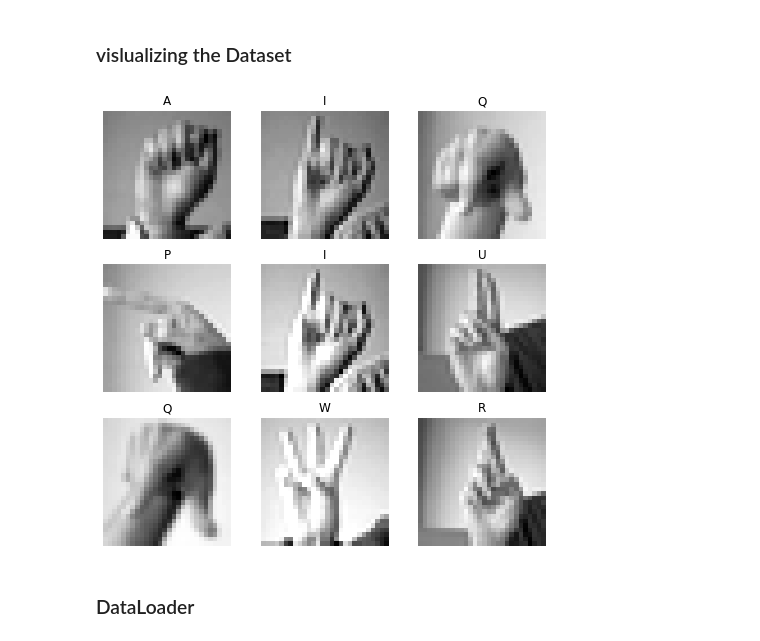
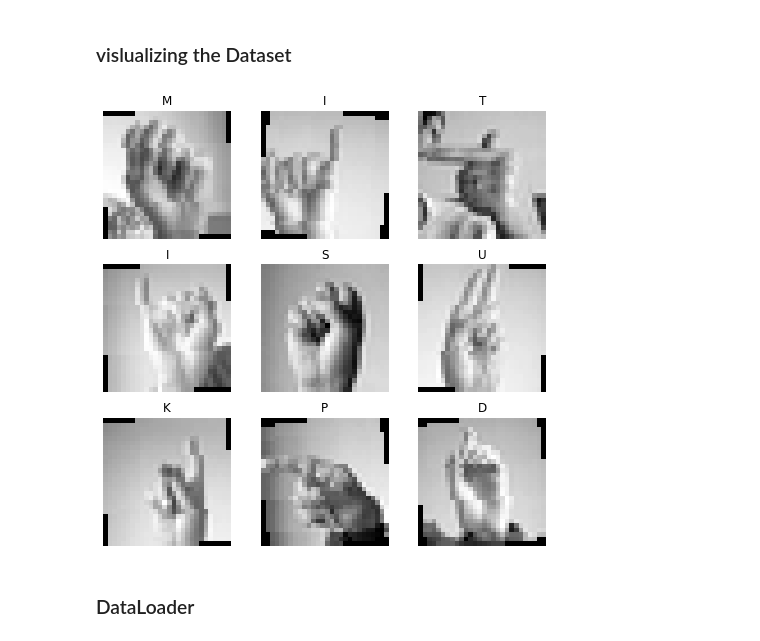
Before and after one commit to azadsadr/sign-language-detection, a Jupyter notebook: main.ipynb, the cells around one changed output. Drawn from its saved outputs; the diff is of its cells as text; code cells hidden in the pictures.

```diff
--- a/main.ipynb
+++ b/main.ipynb
@@ -36,0 +54,28 @@ test_data = preprocessing.SignDataset(csv_path="data/sign_mnist_test.csv", trans
+# %%
+train_path = r'data/sign_mnist_train.csv'
+test_path = r'data/sign_mnist_test.csv'
+
+images_transforms = torchvision.transforms.Compose([
+    #preprocessing.ToTensor(),
+    #preprocessing.Normalize(),
+    torchvision.transforms.ToTensor(),
+    torchvision.transforms.RandomHorizontalFlip(),
+    torchvision.transforms.RandomRotation(10),
+    #torchvision.transforms.Normalize(110, 110),
+])
+
+labels_transforms = torchvision.transforms.Compose([
+    torchvision.transforms.ToTensor(),
+])
+
+train_data_full = preprocessing.ASLDataset(
+    csv_file=train_path,
+    transform=images_transforms,
+    target_transform=None
+    )
+
+test_data = preprocessing.ASLDataset(
+    csv_file=test_path,
+    transform=images_transforms,
+    target_transform=None
+    )
@@ -36,0 +84,13 @@ test_data = preprocessing.SignDataset(csv_path="data/sign_mnist_test.csv", trans
+# %%
+val_size = 7455
+train_size = len(train_data_full) - val_size
+
+train_data, val_data = random_split(train_data_full, [train_size, val_size])
+print('train_data:', len(train_data))
+print('val_data:', len(val_data))
+print('test_data:', len(test_data))
+
+print(type(train_data_full))
+print(type(train_data))
+print(type(val_data))
+print(type(test_data))
@@ -39,23 +107,23 @@ test_data = preprocessing.SignDataset(csv_path="data/sign_mnist_test.csv", trans
 # %%
 labels_map = {
     0: "A", 1: "B", 2: "C", 3: "D", 4: "E", 5: "F",
     6: "G", 7: "H", 8: "I", 9: "K", 10: "L", 11: "M",
     12: "N", 13: "O", 14: "P", 15: "Q", 16: "R", 17: "S",
     18: "T", 19: "U", 20: "V", 21: "W", 22: "X", 23: "Y",
 }
 
 figure = plt.figure(figsize=(8, 8))
 cols, rows = 3, 3
 for i in range(1, cols * rows + 1):
-    sample_idx = torch.randint(len(training_data), size=(1,)).item()
-    img, label = training_data[sample_idx]
+    sample_idx = torch.randint(len(train_data), size=(1,)).item()
+    img, label = train_data[sample_idx]
     figure.add_subplot(rows, cols, i)
     plt.title(labels_map[label.item()])
     plt.axis("off")
     plt.imshow(img.squeeze(), cmap="gray")
 plt.show()
 # %% [output]
-[figure, old version]
+[figure, new version]
 # %% [markdown]
 ### DataLoader
 # %%
```
Also changed, not shown: parts of 19 cells of this notebook, 4 other files.
